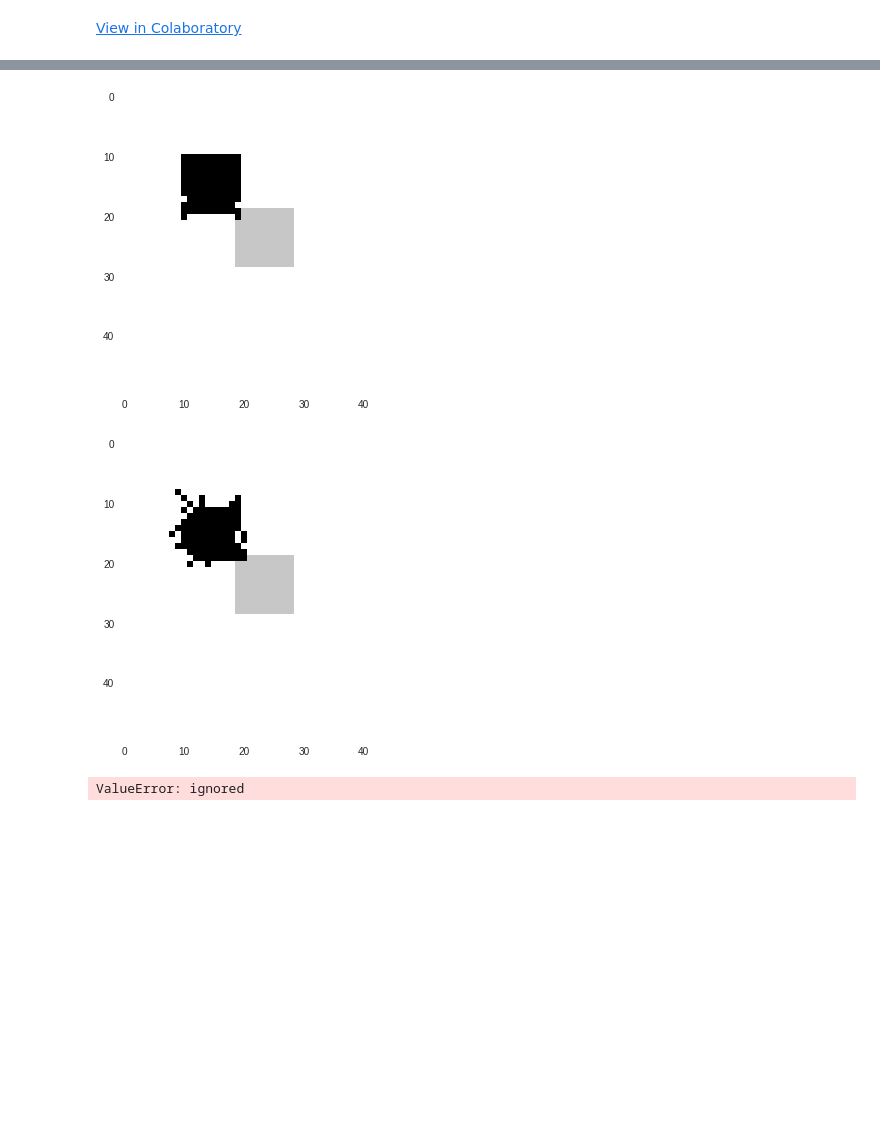
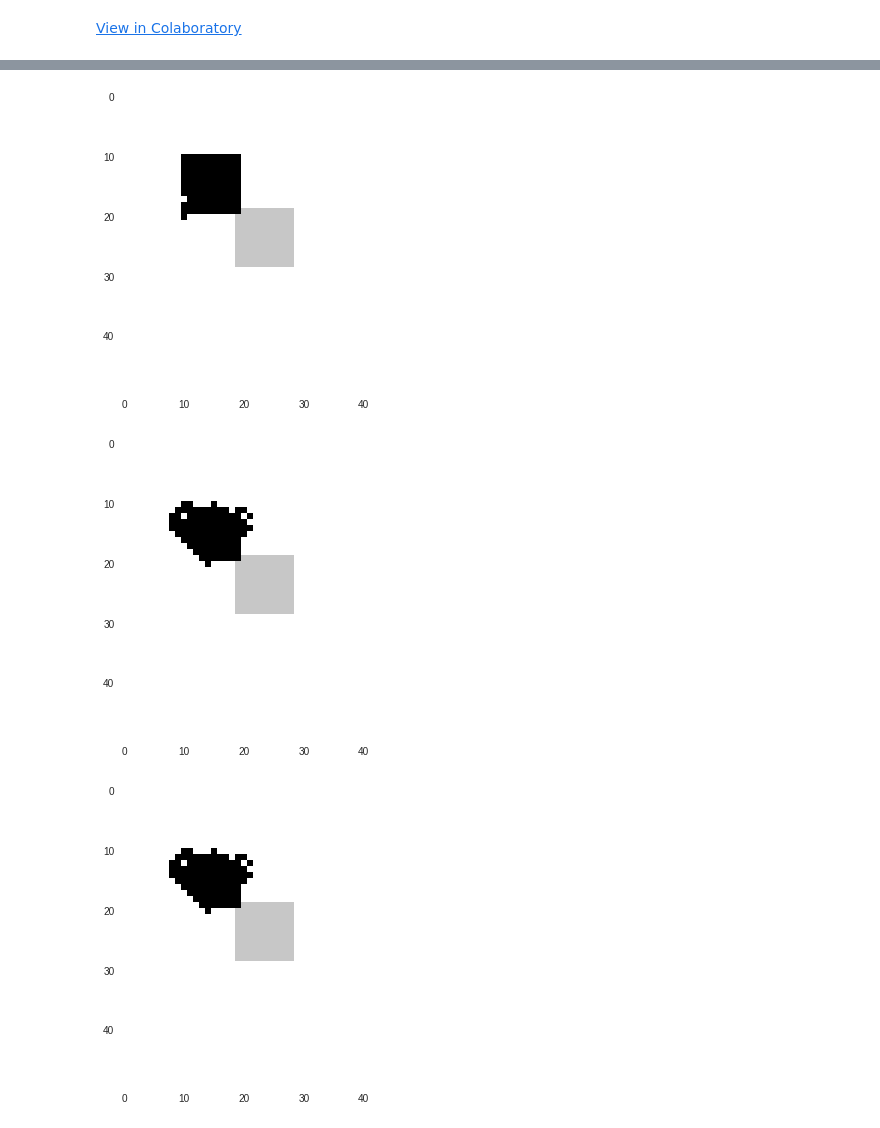
Before and after one commit to jpskycak/research_notebooks, a Jupyter notebook: modeling_programmable_self_assembly_with_cellular_automata.ipynb, the cells around one changed output, grey strips where cells are left out. Drawn from its saved outputs; the diff is of its cells as text; code cells hidden in the pictures; blank space fills up the shorter version.

```diff
--- a/modeling_programmable_self_assembly_with_cellular_automata.ipynb
+++ b/modeling_programmable_self_assembly_with_cellular_automata.ipynb
@@ -182,9 +212,9 @@ class Agents:
 # %%
 a = Agents()
 try_first = 0
-for i in range(5000):
+for i in range(500):
   try_first = a.timestep_forward_series(try_first)
-  if i%500==0:
+  if i%50==0:
     a.plot()
 # %% [output]
 [figure]
@@ -200,10 +223,10 @@ for i in range(5000):
 # %%
 a = Agents()
-for i in range(100):
+for i in range(2000):
   a.timestep_forward_parallel()
-  if i%10==0:
+  if i%250==0:
     a.plot()
 # %% [output]
-[figure, old version]
+[figure, new version]
-[figure, old version]
+[figure, new version]
-ValueError: ignored
+[figure, added]
```
Also changed, not shown: parts of 4 cells of this notebook.
